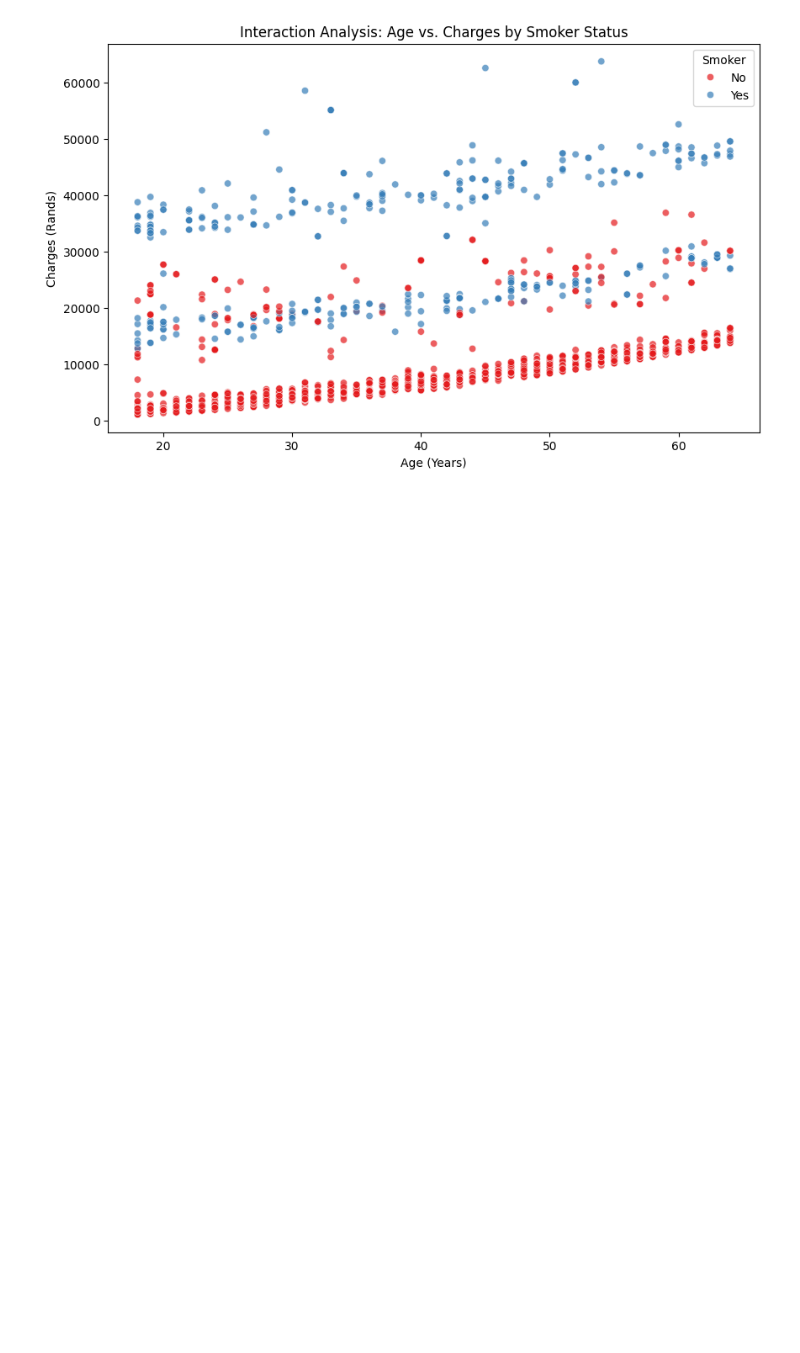
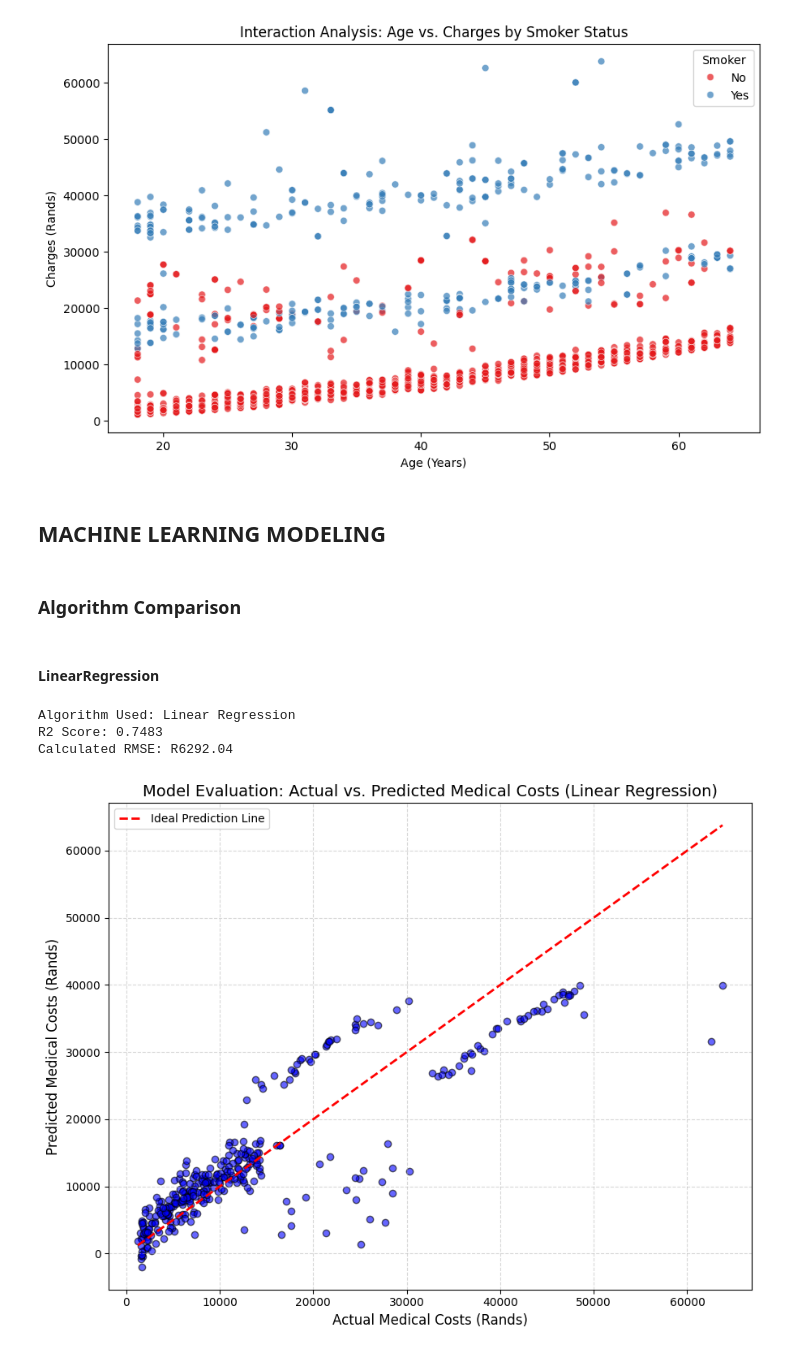
Before and after one commit to majortank/AI-Course-2026, a Jupyter notebook: Homework_One.ipynb, the cells around one changed output. Saved outputs shown, nothing was run; the diff lists cells and outputs as text; code cells hidden in the pictures; blank space fills up the shorter version.

```diff
--- a/Homework_One.ipynb
+++ b/Homework_One.ipynb
@@ -144,0 +147,8 @@ print(f"4. Final row count remaining for model training: {len(df)}")
+# %%
+# Transform non-numeric features (sex, smoker, and region) into a format suitable for regression
+# drop_first=True helps avoid the "dummy variable trap" (multicollinearity)
+df_encoded = pd.get_dummies(df, columns=['sex', 'smoker', 'region'], drop_first=True)
+
+print(f"5. Final row count remaining for model training: {len(df_encoded)}")
+print("\nFirst 3 rows of the fully cleaned and encoded dataset:")
+display(df_encoded.head(3))
@@ -178,9 +196,6 @@ Passing `palette` without assigning `hue` is deprecated and will be removed in v
 ### Correlation Analysis (Heatmap)
 # %%
 # 3. Correlation Analysis (Heatmap)
-# We must encode categorical variables into numbers before calculating correlation
-df_encoded = pd.get_dummies(df, drop_first=True)
-
 plt.figure(figsize=(10, 8))
 # Calculate the correlation matrix and plot it
 correlation_matrix = df_encoded.corr()
@@ -203,3 +218,56 @@ plt.legend(title='Smoker')
 # %% [output]
 <matplotlib.legend.Legend at 0x...>
 [figure]
+# %% [markdown]
+## MACHINE LEARNING MODELING
+# %% [markdown]
+### Algorithm Comparison
+# %% [markdown]
+#### LinearRegression
+# %%
+# Step 1: Define Features (X) and Target Variable (y)
+# We use df_encoded because the model requires all inputs to be numeric
+X = df_encoded.drop('charges', axis=1)  # All columns except 'charges' are our features
+y = df_encoded['charges']               # 'charges' is what we are trying to predict
+
+# Step 2: Split the dataset into Training and Testing sets
+# 80% of the data is used to train the model, 20% is held back to test its accuracy
+# random_state=42 ensures we get the exact same split (and same results) every time we run the cell
+X_train, X_test, y_train, y_test = train_test_split(X, y, test_size=0.2, random_state=42)
+
+# Step 3: Initialize and Train the Model
+lr_model = LinearRegression()
+lr_model.fit(X_train, y_train) # The model learns the relationships in the training data
+
+# Step 4: Make Predictions
+# We ask the trained model to predict charges for our unseen test data
+lr_predictions = lr_model.predict(X_test)
+
+# Step 5: Evaluate Model Performance
+# R2 Score: Measures how well the variance in the features explains the variance in the target (closer to 1.0 is better)
+lr_r2 = r2_score(y_test, lr_predictions)
+
+# RMSE: Measures the average error of the predictions in the original units (Rands)
+# We calculate Mean Squared Error first, then take the square root (np.sqrt)
+lr_rmse = np.sqrt(mean_squared_error(y_test, lr_predictions))
+
+# Output the metrics for Section 6.3 of the Answer Sheet
+print(f"Algorithm Used: Linear Regression")
+print(f"R2 Score: {lr_r2:.4f}")
+print(f"Calculated RMSE: R{lr_rmse:.2f}")
+
+# Plot Actual vs Predicted for Linear Regression
+plt.figure(figsize=(9, 7))
+plt.scatter(y_test, lr_predictions, alpha=0.6, color='blue', edgecolors='k')
+plt.plot([y_test.min(), y_test.max()], [y_test.min(), y_test.max()], 'r--', lw=2, label='Ideal Prediction Line')
+plt.title('Model Evaluation: Actual vs. Predicted Medical Costs (Linear Regression)', fontsize=14)
+plt.xlabel('Actual Medical Costs (Rands)', fontsize=12)
+plt.ylabel('Predicted Medical Costs (Rands)', fontsize=12)
+plt.legend()
+plt.grid(True, linestyle='--', alpha=0.5)
+plt.tight_layout()
+# %% [output]
+Algorithm Used: Linear Regression
+R2 Score: 0.7483
+Calculated RMSE: R6292.04
+[figure, added]
```
Also changed, not shown: parts of 14 cells of this notebook.
